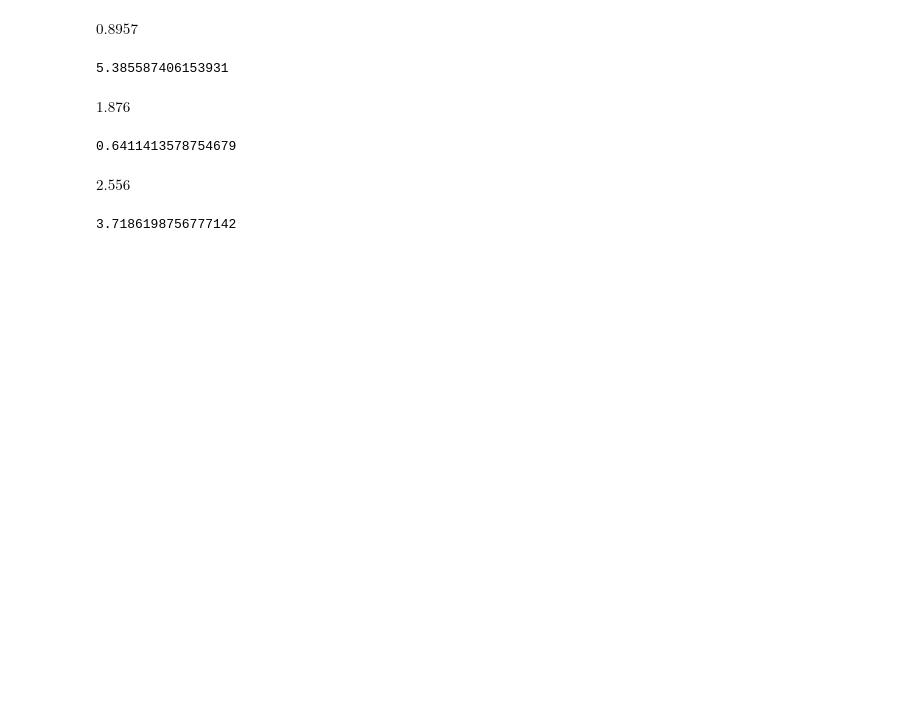
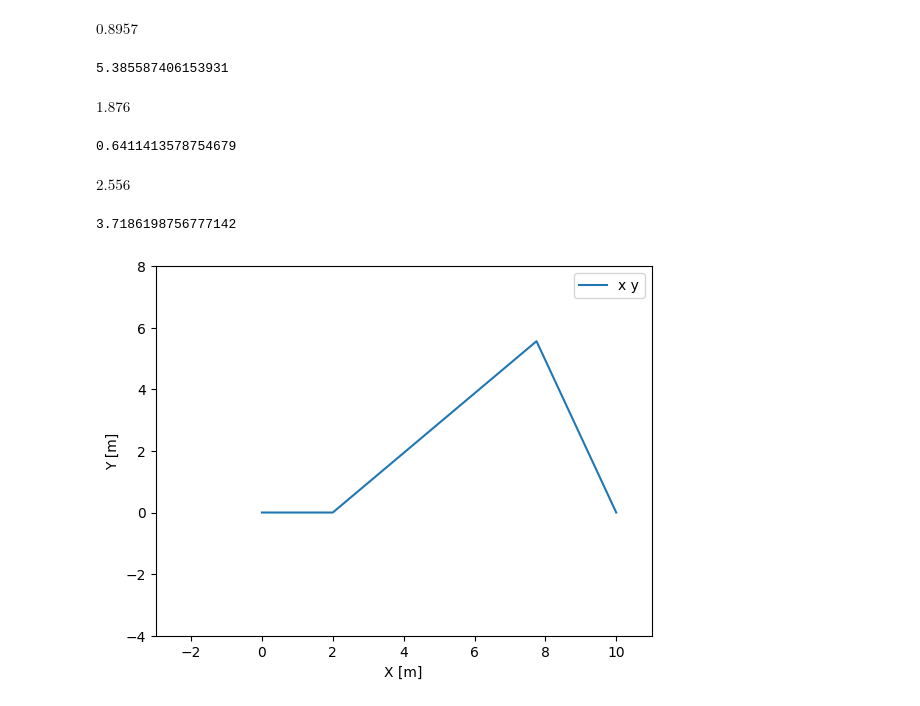
Before and after one commit to fredfurst/four_bar_linkage_NR, a Jupyter notebook: DinMaq_NewtonRaphson.ipynb, the cells around one changed output. Saved outputs shown, nothing was run; the diff lists cells and outputs as text; code cells hidden in the pictures; blank space fills up the shorter version.

```diff
--- a/DinMaq_NewtonRaphson.ipynb
+++ b/DinMaq_NewtonRaphson.ipynb
@@ -491,3 +496,74 @@ $\displaystyle 2.556$
 theta2s[t4.index(max(t4))]
 # %% [output]
 3.7186198756777142
+# %%
+##
+## Matplotlib Simpler Example
+##
+
+# Simplified from
+
+import matplotlib.pyplot as plt
+import matplotlib.animation as animation
+import numpy as np
+
+number_of_frames = 50
+
+x, y = [], []
+for k in range(number_of_frames):
+    t2 = theta2s[k]
+    t3 = t3t4[k][0]
+    t4 = t3t4[k][1]
+    xA = sy.re(rho2*sy.exp(sy.I*theta2)).subs({
+            theta2:t2,
+            theta3:t3,
+            theta4:t4,
+            rho1:10.0,
+            rho2:2.0,
+            rho3:8.0,
+            rho4:6.0,})
+    yA = sy.im(rho2*sy.exp(sy.I*theta2)).subs({
+            theta2:t2,
+            theta3:t3,
+            theta4:t4,
+            rho1:10.0,
+            rho2:2.0,
+            rho3:8.0,
+            rho4:6.0,})
+    xB = sy.re(rho2*sy.exp(sy.I*theta2)+rho3*sy.exp(sy.I*theta3)).subs({
+            theta2:t2,
+            theta3:t3,
+            theta4:t4,
+            rho1:10.0,
+            rho2:2.0,
+            rho3:8.0,
+            rho4:6.0,})
+    yB = sy.im(rho2*sy.exp(sy.I*theta2)+rho3*sy.exp(sy.I*theta3)).subs({
+            theta2:t2,
+            theta3:t3,
+            theta4:t4,
+            rho1:10.0,
+            rho2:2.0,
+            rho3:8.0,
+            rho4:6.0,})
+    x.append([0.,xA,xB,10.])
+    y.append([0.,yA,yB,0.])
+
+fig, ax = plt.subplots()
+line2 = ax.plot(x[0], y[0], label=f'x y')[0]
+ax.set(xlim=[-3, 11], ylim=[-4, 8], xlabel='X [m]', ylabel='Y [m]')
+ax.legend()
+
+def update(frame):
+    # update the line plot:
+
+    line2.set_xdata(x[frame])
+    line2.set_ydata(y[frame])
+    return line2
+
+
+ani = animation.FuncAnimation(fig=fig, func=update, frames=number_of_frames, interval=30)
+ani.save('four_bar_linkage_animation.gif')
+plt.show()
+# %% [output]
+[figure, added]
```
Also changed, not shown: parts of 7 cells of this notebook, 1 other file.
